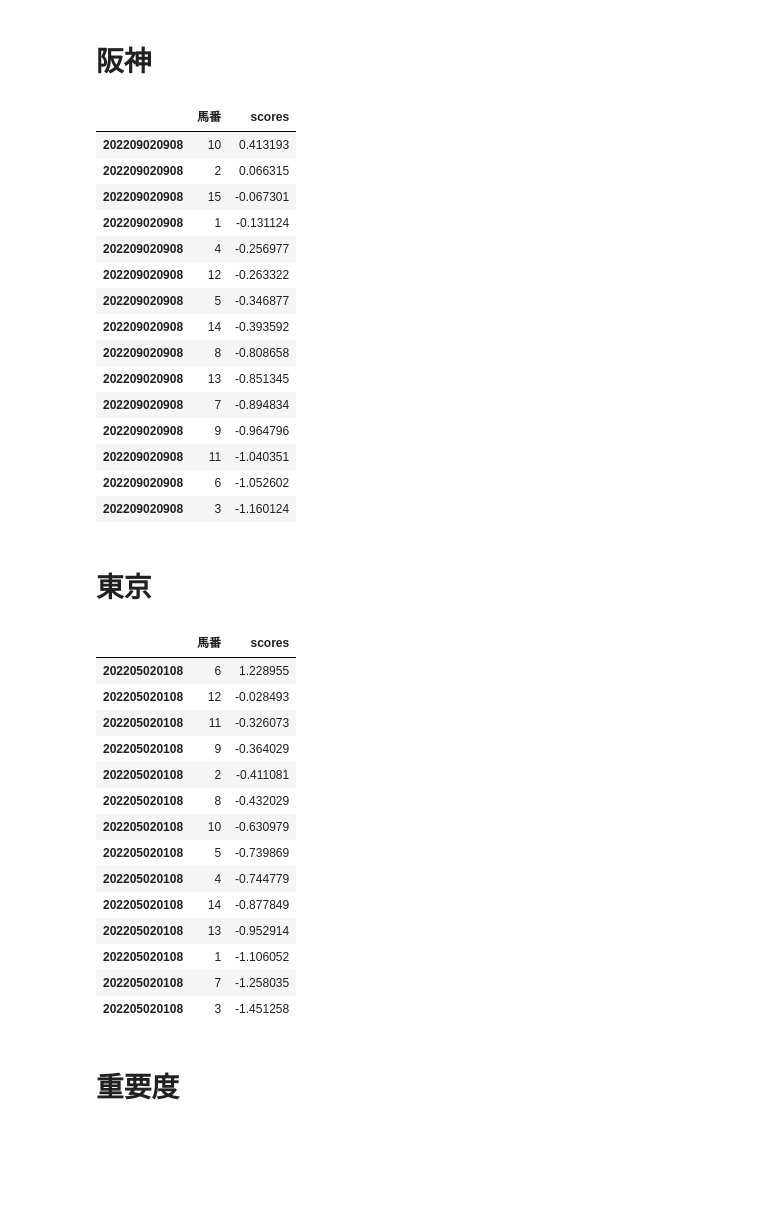
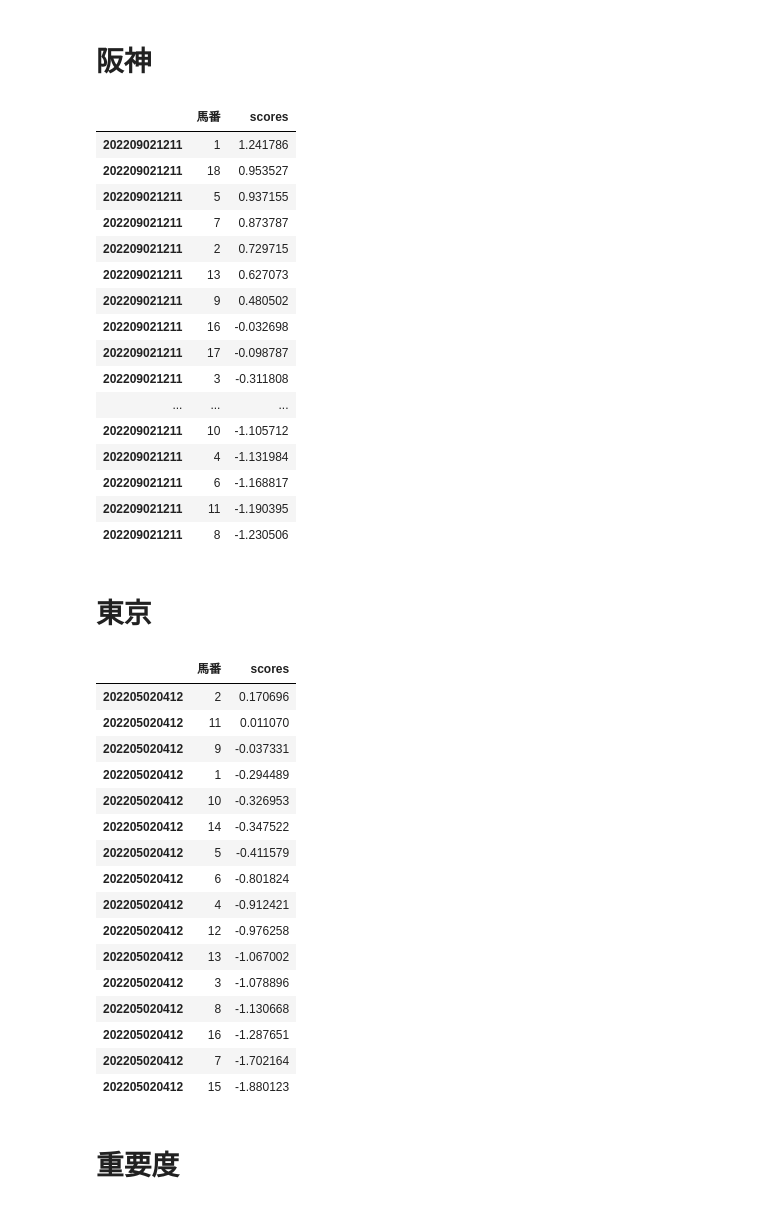
Before and after one commit to yodarjeering/horse, a Jupyter notebook: Rank.ipynb, the cells around one changed output. Cells and saved outputs as stored; diff of their text form; code cells hidden in the pictures; blank space fills up the shorter version.

```diff
--- a/Rank.ipynb
+++ b/Rank.ipynb
@@ -2139,7 +2299,7 @@ r.merge_peds(pe.peds_vec)
 r.process_categorical()
 # %%
 # 欠損値は 0 とした
-train, test = split_data(r.data_c.fillna(0),test_size=0.2,rank_learning=False)
+train, test = split_data(r.data_c.fillna(0),test_size=0.0,rank_learning=False)
 # x_train = train.drop(['rank', 'date','体重','体重変化','単勝'], axis=1)
 x_train = train.drop(['rank', 'date','単勝'], axis=1)
 y_train = train['rank']
@@ -2269,9 +2426,9 @@ best parameters: {'lambdarank_truncation_level': 0, 'learning_rate': 0.012667568
 # %% [markdown]
 # 実際に予測するときの手順
 # %%
-race_id_list = ['2022050202{}'.format(str(i).zfill(2)) for i in range(1,13)]
-race_id_list += ['2022090210{}'.format(str(i).zfill(2)) for i in range(1,13)]
-race_id_list += ['2022030104{}'.format(str(i).zfill(2)) for i in range(1,13)]
+race_id_list = ['2022050204{}'.format(str(i).zfill(2)) for i in range(1,13)]
+race_id_list += ['2022090212{}'.format(str(i).zfill(2)) for i in range(1,13)]
+race_id_list += ['2022050204{}'.format(str(i).zfill(2)) for i in range(1,13)]
 # %%
 data =  ShutubaTable.scrape(race_id_list, date)
 # %%
@@ -2447,51 +2604,52 @@ sl.return_pred_table(st.data_c)
 # %%
 
 # 東京
-race_id = 202209020908
+race_id = 202209021211
 # race_id_list = ['2022070102{}'.format(str(i).zfill(2)) for i in range(1,13)]
 data =  ShutubaTable.scrape([str(race_id)], date)
 
 # race_id_list = ['2020010106{}'.format(str(i).zfill(2)) for i in range(1,13)]
 st = ShutubaTable(data)
 
 
 #前処理
 st.preprocessing()
 
 #馬の過去成績データ追加
 st.merge_horse_results(hr)
 
 #血統データ追加
 st.merge_peds(pe.peds_vec)
 
 #カテゴリ変数の処理
 # ここで初めてdeta_cができる
 st.process_categorical(r.le_horse, r.le_jockey, r.data_pe)
 sl = RankSimulater(lgb_rank)
 sl.return_pred_table(st.data_c)
 # %% [output]
 |  | 馬番 | scores |
-| 202209020908 | 10 | 0.413193 |
-| 202209020908 | 2 | 0.066315 |
-| 202209020908 | 15 | -0.067301 |
-| 202209020908 | 1 | -0.131124 |
-| 202209020908 | 4 | -0.256977 |
-| 202209020908 | 12 | -0.263322 |
-| 202209020908 | 5 | -0.346877 |
-| 202209020908 | 14 | -0.393592 |
-| 202209020908 | 8 | -0.808658 |
-| 202209020908 | 13 | -0.851345 |
-| 202209020908 | 7 | -0.894834 |
-| 202209020908 | 9 | -0.964796 |
-| 202209020908 | 11 | -1.040351 |
-| 202209020908 | 6 | -1.052602 |
-| 202209020908 | 3 | -1.160124 |
+| 202209021211 | 1 | 1.241786 |
+| 202209021211 | 18 | 0.953527 |
+| 202209021211 | 5 | 0.937155 |
+| 202209021211 | 7 | 0.873787 |
+| 202209021211 | 2 | 0.729715 |
+| 202209021211 | 13 | 0.627073 |
+| 202209021211 | 9 | 0.480502 |
+| 202209021211 | 16 | -0.032698 |
+| 202209021211 | 17 | -0.098787 |
+| 202209021211 | 3 | -0.311808 |
+| ... | ... | ... |
+| 202209021211 | 10 | -1.105712 |
+| 202209021211 | 4 | -1.131984 |
+| 202209021211 | 6 | -1.168817 |
+| 202209021211 | 11 | -1.190395 |
+| 202209021211 | 8 | -1.230506 |
 # %% [markdown]
 # 東京
 # %%
 
 # 東京
-race_id = 202205020108
+race_id = 202205020412
 # race_id_list = ['2022070102{}'.format(str(i).zfill(2)) for i in range(1,13)]
 data =  ShutubaTable.scrape([str(race_id)], date)
 
@@ -2515,20 +2673,22 @@ sl = RankSimulater(lgb_rank)
 sl.return_pred_table(st.data_c)
 # %% [output]
 |  | 馬番 | scores |
-| 202205020108 | 6 | 1.228955 |
-| 202205020108 | 12 | -0.028493 |
-| 202205020108 | 11 | -0.326073 |
-| 202205020108 | 9 | -0.364029 |
-| 202205020108 | 2 | -0.411081 |
-| 202205020108 | 8 | -0.432029 |
-| 202205020108 | 10 | -0.630979 |
-| 202205020108 | 5 | -0.739869 |
-| 202205020108 | 4 | -0.744779 |
-| 202205020108 | 14 | -0.877849 |
-| 202205020108 | 13 | -0.952914 |
-| 202205020108 | 1 | -1.106052 |
-| 202205020108 | 7 | -1.258035 |
-| 202205020108 | 3 | -1.451258 |
+| 202205020412 | 2 | 0.170696 |
+| 202205020412 | 11 | 0.011070 |
+| 202205020412 | 9 | -0.037331 |
+| 202205020412 | 1 | -0.294489 |
+| 202205020412 | 10 | -0.326953 |
+| 202205020412 | 14 | -0.347522 |
+| 202205020412 | 5 | -0.411579 |
+| 202205020412 | 6 | -0.801824 |
+| 202205020412 | 4 | -0.912421 |
+| 202205020412 | 12 | -0.976258 |
+| 202205020412 | 13 | -1.067002 |
+| 202205020412 | 3 | -1.078896 |
+| 202205020412 | 8 | -1.130668 |
+| 202205020412 | 16 | -1.287651 |
+| 202205020412 | 7 | -1.702164 |
+| 202205020412 | 15 | -1.880123 |
 # %% [markdown]
 # 重要度
 # %%
```
Also changed, not shown: parts of 7 cells of this notebook, 1 other file.
